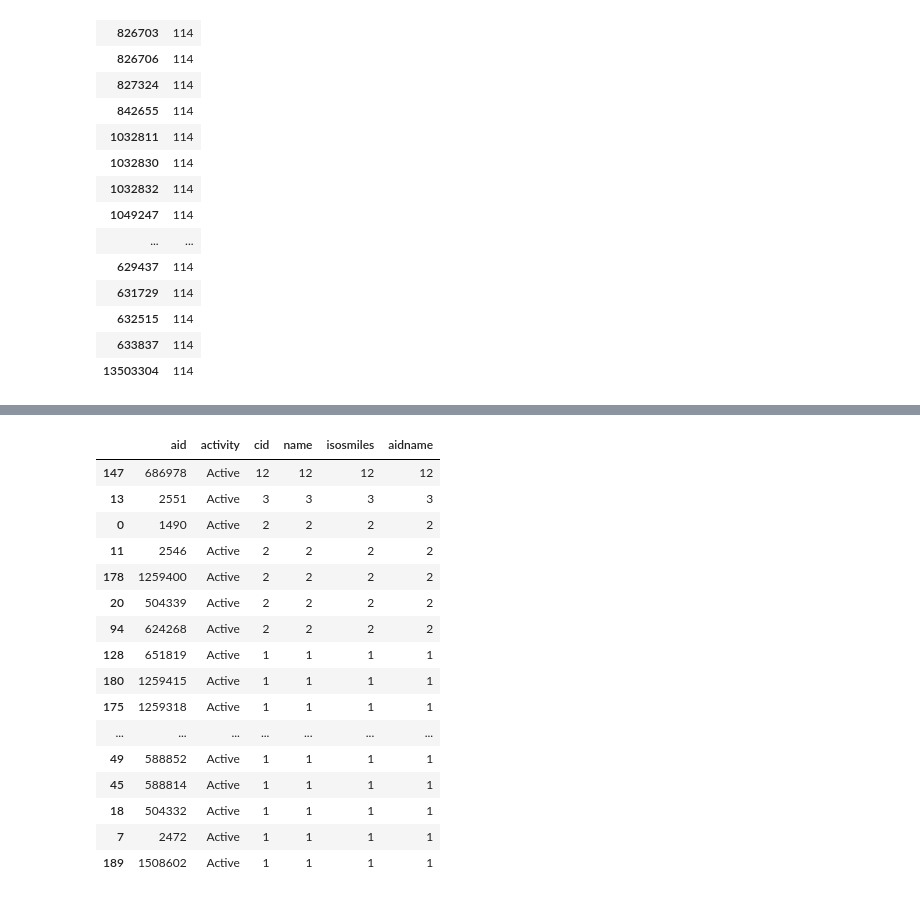
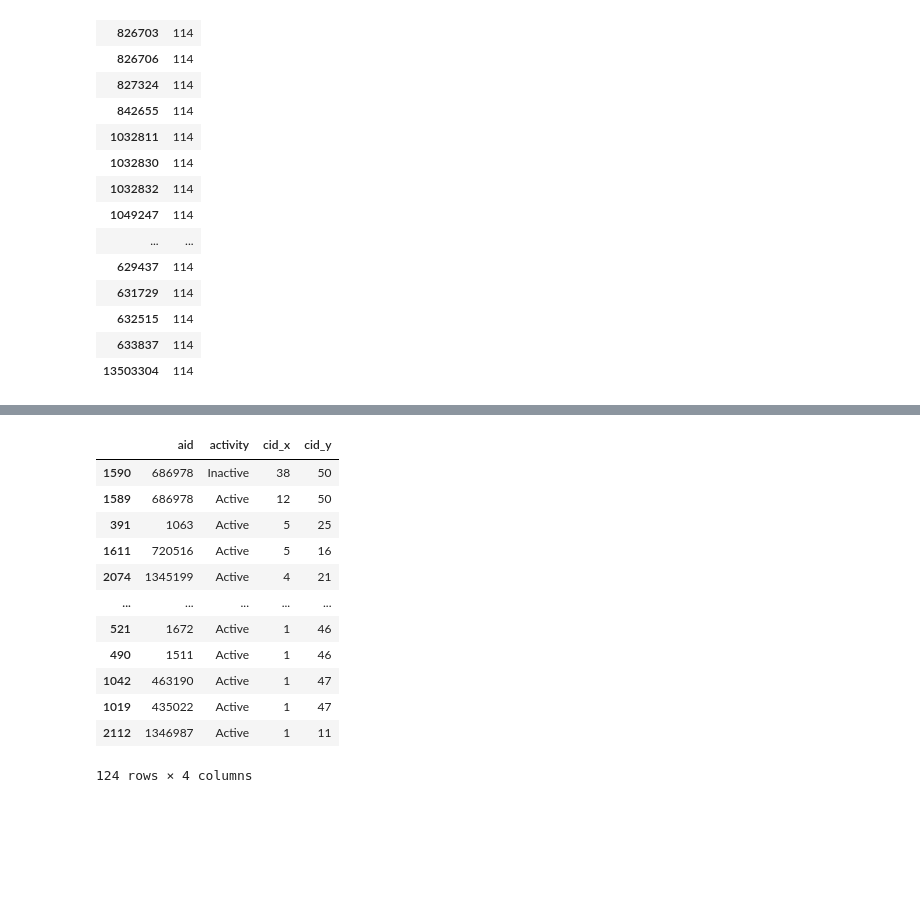
Before and after one commit to layalhammad/project-1, a Jupyter notebook: Project_1_Data_Wrangling.ipynb, the cells around one changed output, grey strips where cells are left out. Cells and saved outputs as stored; diff of their text form; code cells hidden in the pictures; blank space fills up the shorter version.

```diff
--- a/Project_1_Data_Wrangling.ipynb
+++ b/Project_1_Data_Wrangling.ipynb
@@ -438,21 +414,21 @@ combined_data_filtered.loc[combined_data_filtered['aid'].isin(activebioassays)].
-# %%
-btb = combined_data_filtered.groupby(['aid', 'activity']).count().sort_values(by=['aid','activity'], ascending = True).reset_index()
-btb.loc[btb['activity'] == 'Active'].sort_values(by = 'cid', ascending = False)
-# %% [output]
-|  | aid | activity | cid | name | isosmiles | aidname |
-| 147 | 686978 | Active | 12 | 12 | 12 | 12 |
-| 13 | 2551 | Active | 3 | 3 | 3 | 3 |
-| 0 | 1490 | Active | 2 | 2 | 2 | 2 |
-| 11 | 2546 | Active | 2 | 2 | 2 | 2 |
-| 178 | 1259400 | Active | 2 | 2 | 2 | 2 |
-| 20 | 504339 | Active | 2 | 2 | 2 | 2 |
-| 94 | 624268 | Active | 2 | 2 | 2 | 2 |
-| 128 | 651819 | Active | 1 | 1 | 1 | 1 |
-| 180 | 1259415 | Active | 1 | 1 | 1 | 1 |
-| 175 | 1259318 | Active | 1 | 1 | 1 | 1 |
-| ... | ... | ... | ... | ... | ... | ... |
-| 49 | 588852 | Active | 1 | 1 | 1 | 1 |
-| 45 | 588814 | Active | 1 | 1 | 1 | 1 |
-| 18 | 504332 | Active | 1 | 1 | 1 | 1 |
-| 7 | 2472 | Active | 1 | 1 | 1 | 1 |
-| 189 | 1508602 | Active | 1 | 1 | 1 | 1 |
+# %%
+'''finding the target that showed the highest number of hits'''
+number_of_bioassays = combined_data_filtered.groupby(['aid']).count()[['cid']].sort_values(by=['cid'], ascending = True).reset_index()
+max_activity = combined_data_filtered.groupby(['aid', 'activity']).count()[['cid']].sort_values(by=['aid','activity'], ascending = True).reset_index()
+number_of_hits = max_activity.merge(number_of_bioassays, on = 'aid').sort_values(by = ['activity','cid_y'], ascending = False)
+number_of_hits= number_of_hits.loc[(number_of_hits['cid_y'] - number_of_hits['cid_x'])>= 10].sort_values(by = 'cid_x', ascending = False)
+number_of_hits
+# %% [output]
+|  | aid | activity | cid_x | cid_y |
+| 1590 | 686978 | Inactive | 38 | 50 |
+| 1589 | 686978 | Active | 12 | 50 |
+| 391 | 1063 | Active | 5 | 25 |
+| 1611 | 720516 | Active | 5 | 16 |
+| 2074 | 1345199 | Active | 4 | 21 |
+| ... | ... | ... | ... | ... |
+| 521 | 1672 | Active | 1 | 46 |
+| 490 | 1511 | Active | 1 | 46 |
+| 1042 | 463190 | Active | 1 | 47 |
+| 1019 | 435022 | Active | 1 | 47 |
+| 2112 | 1346987 | Active | 1 | 11 |
+124 rows × 4 columns
```
Also changed, not shown: parts of 22 cells of this notebook.
